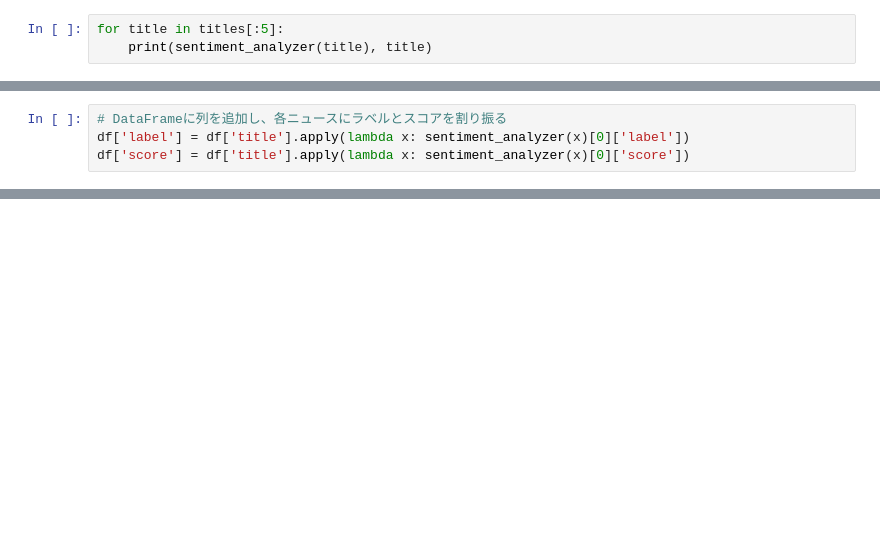
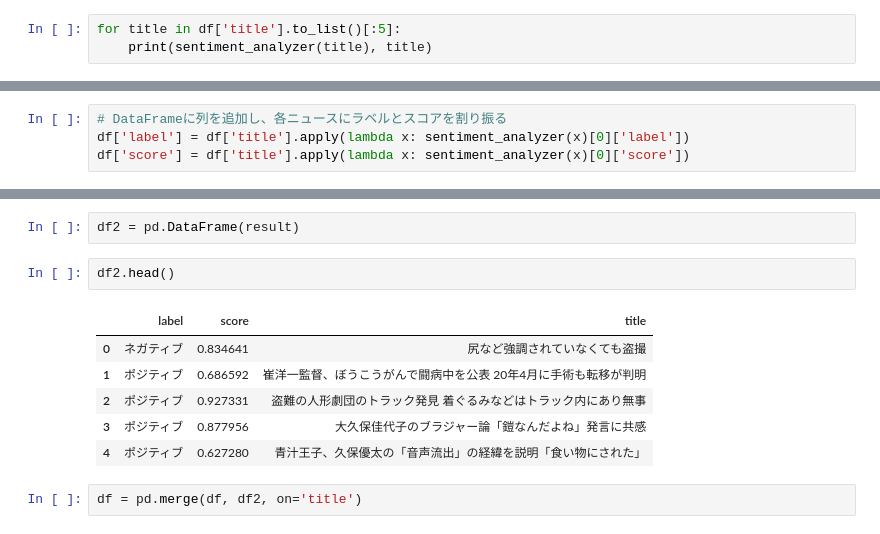
Before and after one commit to Blaster36/Script, a Jupyter notebook: NLP/getPolarityTorch2.ipynb, the cells around one changed output, grey strips where cells are left out. Cells and saved outputs as stored; diff of their text form; blank space fills up the shorter version.

```diff
--- a/NLP/getPolarityTorch2.ipynb
+++ b/NLP/getPolarityTorch2.ipynb
@@ -38,6 +19,6 @@ tokenizer = AutoTokenizer.from_pretrained("/home/jovyan/bert-base-japanese-whole
 
 sentiment_analyzer = pipeline("sentiment-analysis", model=model, tokenizer=tokenizer)
 # %%
-for title in titles[:5]:
+for title in df['title'].to_list()[:5]:
     print(sentiment_analyzer(title), title)
 # %% [output]
@@ -53,3 +83,16 @@ df['score'] = df['title'].apply(lambda x: sentiment_analyzer(x)[0]['score'])
+# %%
+df2 = pd.DataFrame(result)
+# %%
+df2.head()
+# %% [output]
+|  | label | score | title |
+| 0 | ネガティブ | 0.834641 | 尻など強調されていなくても盗撮 |
+| 1 | ポジティブ | 0.686592 | 崔洋一監督、ぼうこうがんで闘病中を公表 20年4月に手術も転移が判明 |
+| 2 | ポジティブ | 0.927331 | 盗難の人形劇団のトラック発見 着ぐるみなどはトラック内にあり無事 |
+| 3 | ポジティブ | 0.877956 | 大久保佳代子のブラジャー論「鎧なんだよね」発言に共感 |
+| 4 | ポジティブ | 0.627280 | 青汁王子、久保優太の「音声流出」の経緯を説明「食い物にされた」 |
+# %%
+df = pd.merge(df, df2, on='title')
 # %%
 df.head()
 # %% [output]
```
Also changed, not shown: parts of 15 cells of this notebook.
